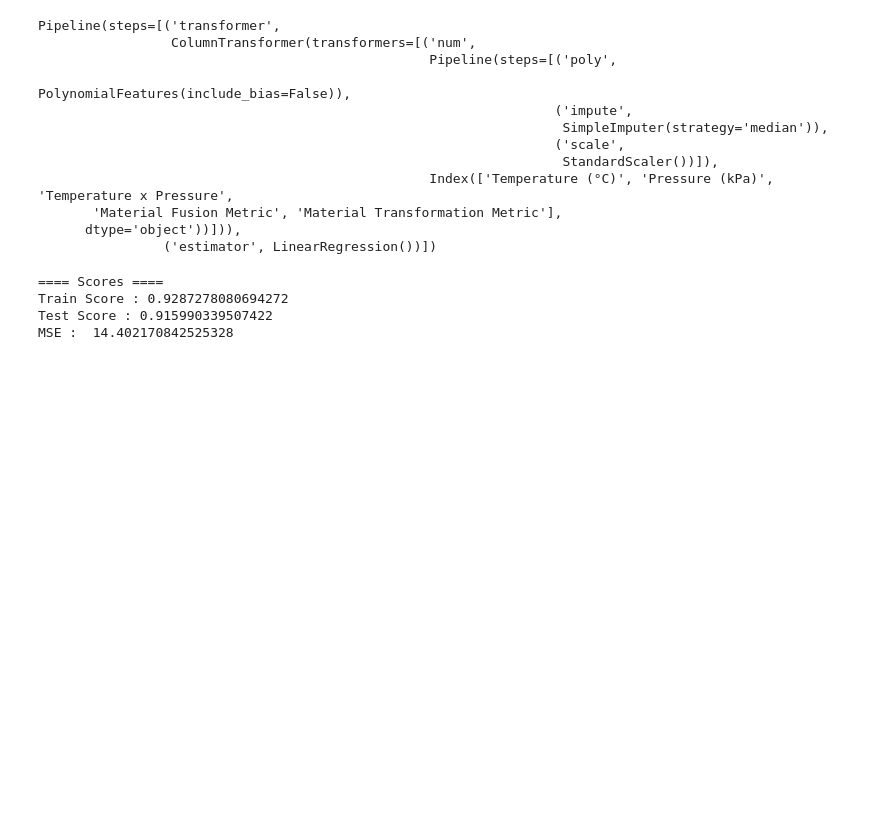
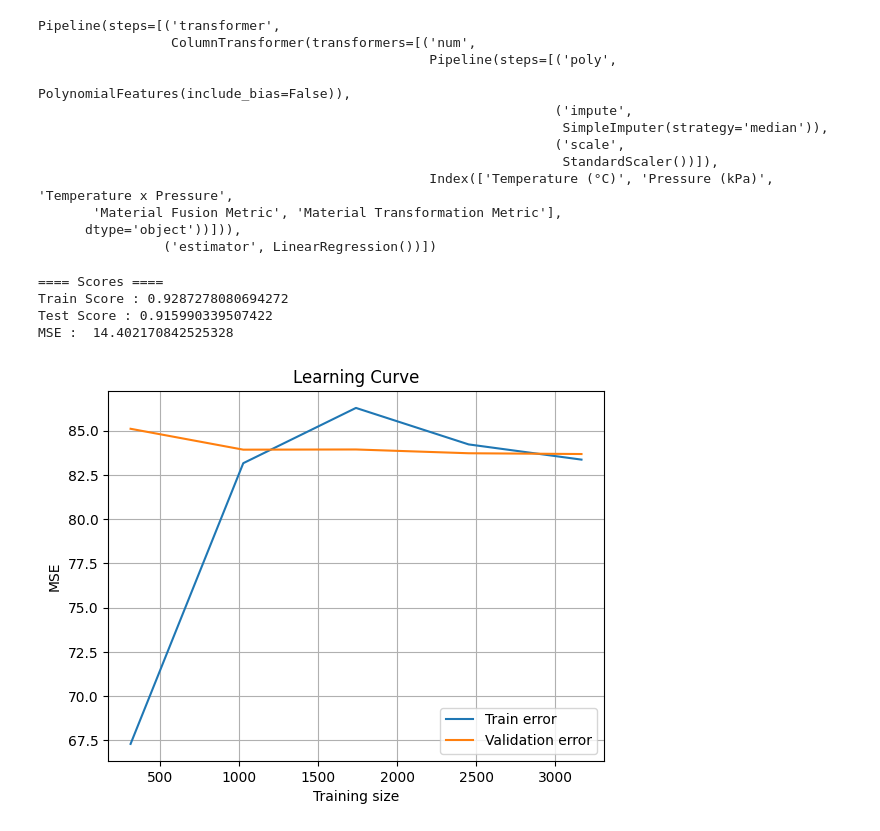
Before and after one commit to fer1tx/data-analyst-and-ml-works, a Jupyter notebook: polynomial_ex_dataset.ipynb, the cells around one changed output. Cells and saved outputs as stored; diff of their text form; code cells hidden in the pictures; blank space fills up the shorter version.

```diff
--- a/polynomial_ex_dataset.ipynb
+++ b/polynomial_ex_dataset.ipynb
@@ -127,6 +127,26 @@ print("MSE : ",mean_squared_error(y_test,y_pred_lr))
 Train Score : 0.9287278080694272
 Test Score : 0.915990339507422
 MSE :  14.402170842525328
+# %%
+from sklearn.model_selection import learning_curve
+
+train_sizes, train_scores, val_scores = learning_curve(
+    estimator, X, y, cv=5, scoring="neg_mean_squared_error"
+)
+
+train_mean = -np.mean(train_scores, axis=1)
+val_mean = -np.mean(val_scores, axis=1)
+
+plt.plot(train_sizes, train_mean, label="Train error")
+plt.plot(train_sizes, val_mean, label="Validation error")
+plt.xlabel("Training size")
+plt.ylabel("MSE")
+plt.title("Learning Curve")
+plt.legend()
+plt.grid(True)
+plt.show()
+# %% [output]
+[figure, added]
 # %%
 # degree = 3 olanda
 # ==== Scores ====
```
